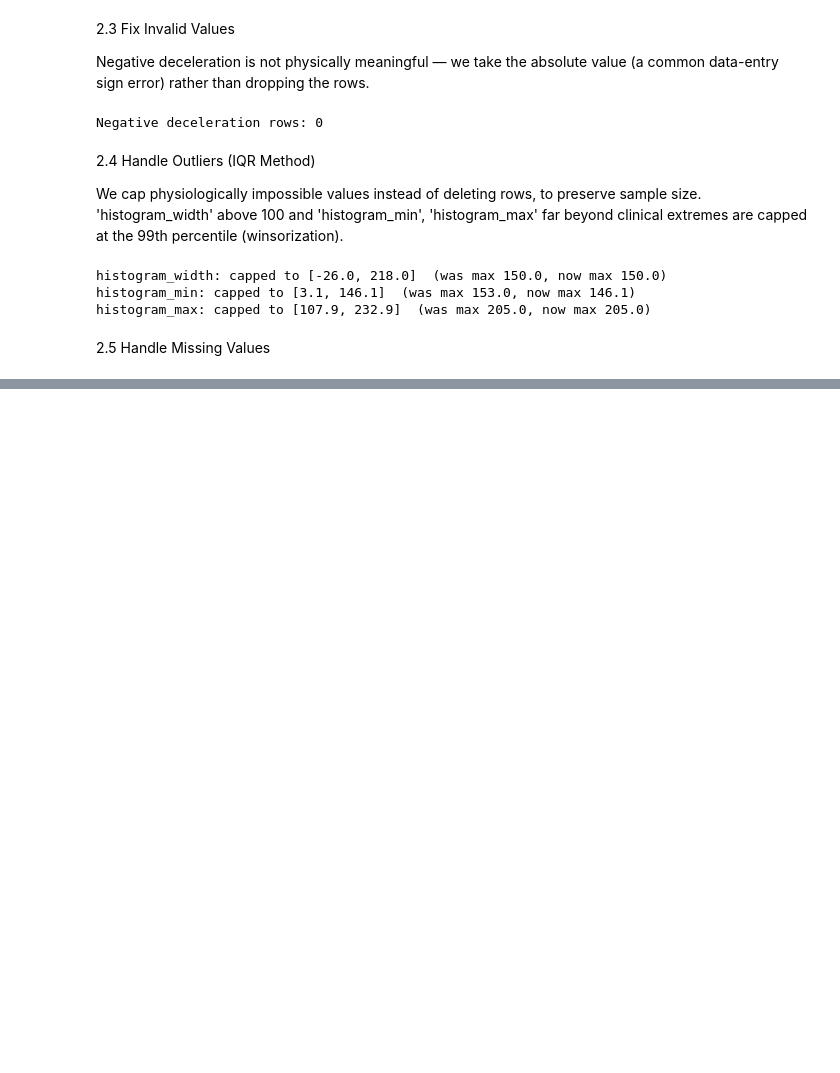
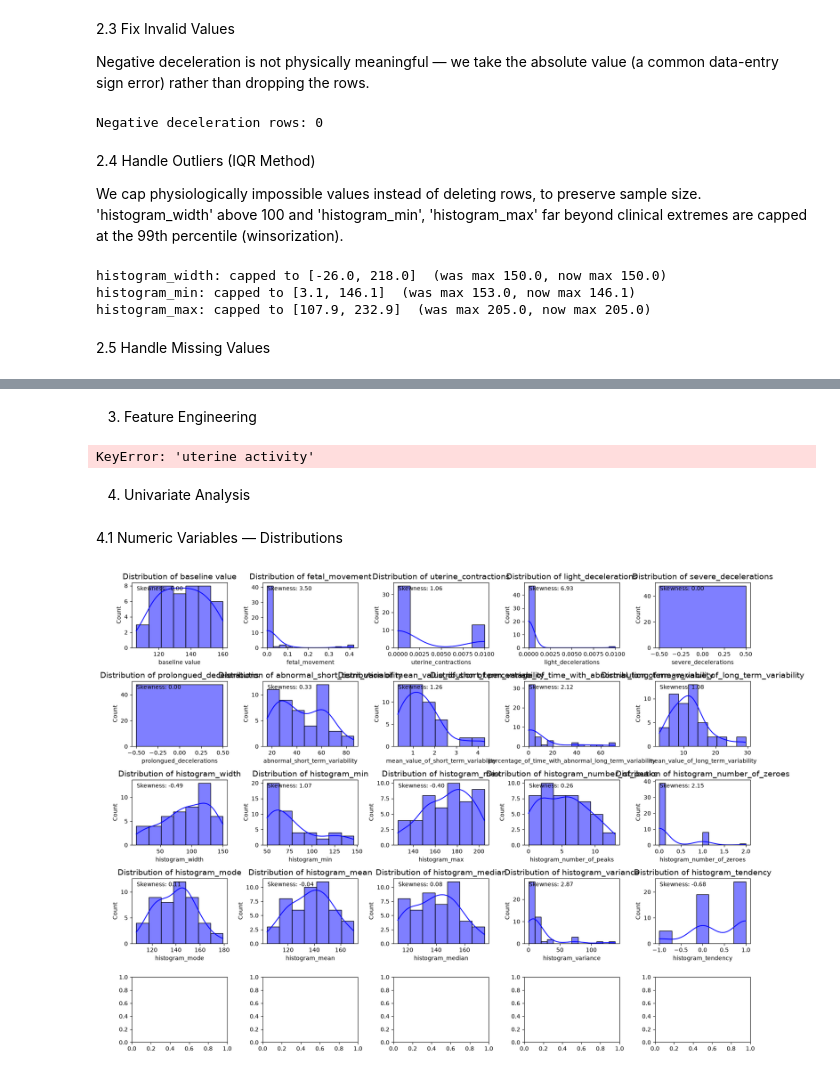
Before and after one commit to harish29sh/Fetal-Health-AIML, a Jupyter notebook: Project.ipynb, the cells around one changed output, grey strips where cells are left out. Drawn from its saved outputs; the diff is of its cells as text; code cells hidden in the pictures; blank space fills up the shorter version.

Commit message:
graph

```diff
--- a/Project.ipynb
+++ b/Project.ipynb
@@ -354,9 +349,3 @@ baseline value
 Name: count, dtype: int64
 # %% [markdown]
 2.1 Fix Inconsistent Categorical Labels
-# %%
-print("Before:", df['baseline value'].unique())
-
-df['baseline value'] = df['baseline value'].replace('baseline value')
-
-print("After:", df['baseline value'].unique())
@@ -444,0 +416,8 @@ dtype: int64
+# %%
+df['baseline value'] = df['baseline value'].round(2).astype(int)
+df['accelerations'] = df['accelerations'].round(2).astype(int)
+
+for col in df.select_dtypes(include=[np.number]).columns:
+    df[col] = df[col].round(2)
+
+df.dtypes
@@ -444,0 +470,38 @@ dtype: int64
+# %% [markdown]
+3. Feature Engineering
+# %%
+df['basline value'] = pd.cut(df['baseline value'], bins=[0, 100, 120, 140, 160, 180, np.inf], labels=['Very Low', 'Low', 'Normal', 'High', 'Very High', 'Extremely High'])
+df['uterine activity'] = pd.cut(df['uterine activity'], bins=[-np.inf, 0, 5, 10, 15, np.inf], labels=['None', 'Low', 'Moderate', 'High', 'Very High'])
+def categorize_fetal_health(value):
+    if value == 1:
+        return 'Normal'
+    elif value == 2:
+        return 'Suspect'
+    elif value == 3:
+        return 'Pathological'
+    else:
+        return 'Unknown'
+
+df['fetal_health'] = df['fetal_health'].apply(categorize_fetal_health)
+
+df[['baseline value', 'accelerations', 'fetal_health', 'histogram_number_of_peaks']].head(10)
+# %% [output]
+KeyError: 'uterine activity'
+# %% [markdown]
+4. Univariate Analysis
+# %% [markdown]
+4.1 Numeric Variables — Distributions
+# %%
+numeric_cols = df.select_dtypes(include=[np.number]).columns.tolist()
+fig,axes = plt.subplots(5, 5, figsize=(16, 12))
+axes = axes.flatten()
+for i, col in enumerate(numeric_cols):
+    sns.histplot(df[col], kde=True, ax=axes[i], color='blue')
+    axes[i].set_title(f'Distribution of {col}', fontsize=14)
+    skew = df[col].skew()
+    axes[i].text(0.05, 0.95, f'Skewness: {skew:.2f}', transform=axes[i].transAxes, verticalalignment='top')
+
+plt.tight_layout()
+plt.show()
+# %% [output]
+[figure, added]
```
Also changed, not shown: parts of 23 cells of this notebook.
